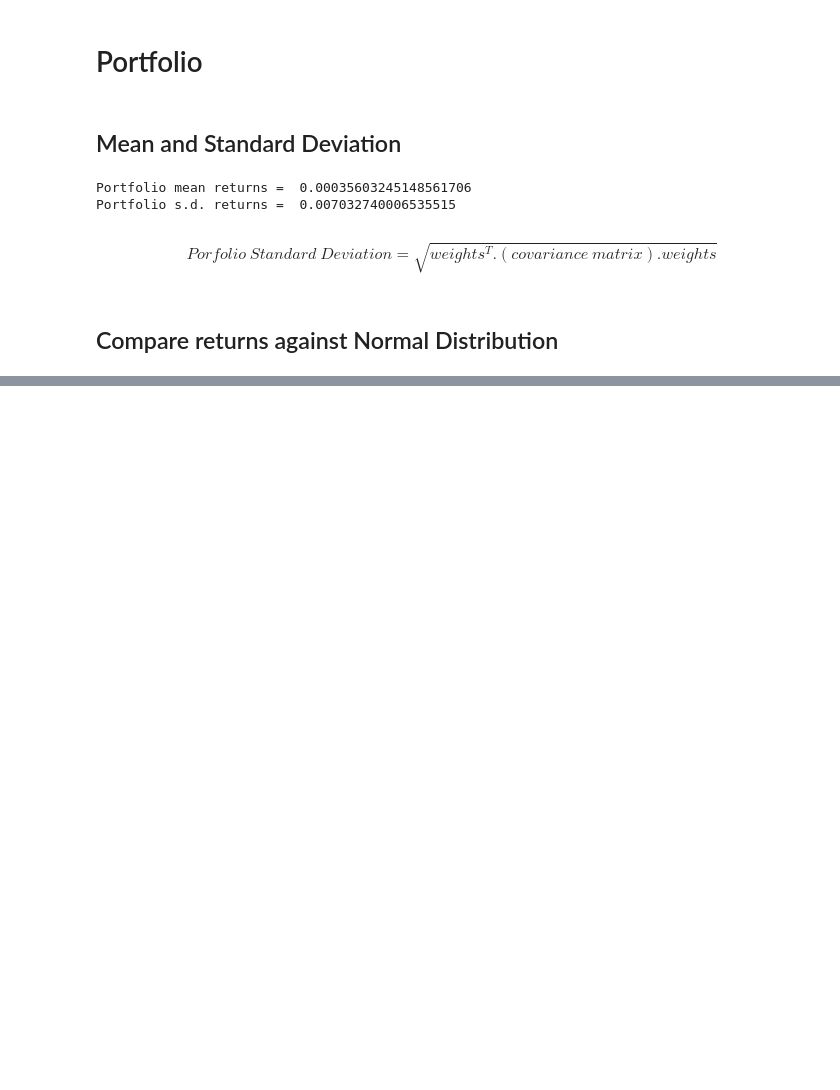
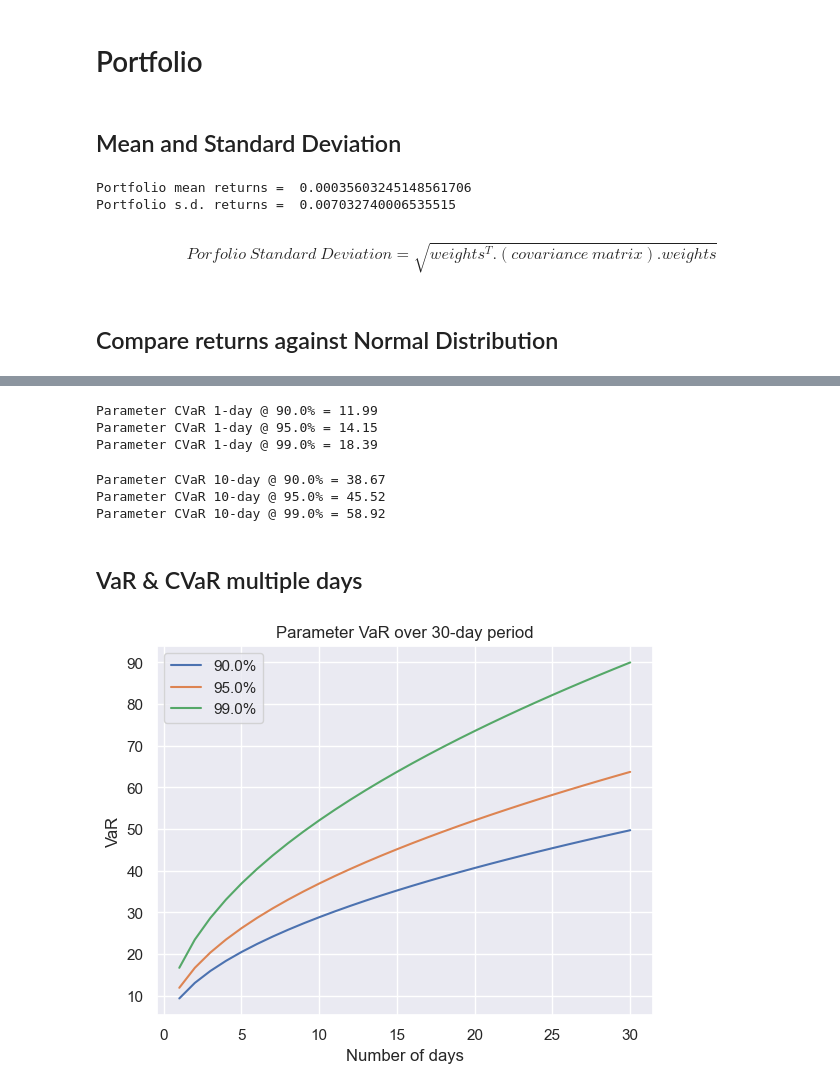
Before and after one commit to duongdidom/Value-at-Risk-VaR, a Jupyter notebook: VaR.ipynb, the cells around one changed output, grey strips where cells are left out. Saved outputs shown, nothing was run; the diff lists cells and outputs as text; code cells hidden in the pictures; blank space fills up the shorter version.

```diff
--- a/VaR.ipynb
+++ b/VaR.ipynb
@@ -321,0 +306,7 @@ df_returns.head()
+# %%
+# compute parametric VaR for given confidence levels, @ 10-day interval
+parametric_VaRs = [parametric_VaR(conf_level, portf_mean, portf_stdv, invst, 10) for conf_level in conf_levels]
+
+# print results
+for i, VaR in enumerate(parametric_VaRs):
+    print('Parameter VaR 10-day @ {0}%'.format((1-conf_levels[i])*100),'=', round(VaR,2))
@@ -321,0 +340,22 @@ df_returns.head()
+# %%
+# compute parametric CVaR for given confidence levels, @ 1-day interval
+parametric_CVaRs = [parametric_CVaR(conf_level, portf_mean, portf_stdv, invst, 1) for conf_level in conf_levels]
+
+# print results
+for i, CVaR in enumerate(parametric_CVaRs):
+    print('Parameter CVaR 1-day @ {0}%'.format((1-conf_levels[i])*100),'=', round(CVaR,2))
+# %% [output]
+Parameter CVaR 1-day @ 90.0% = 11.99
+Parameter CVaR 1-day @ 95.0% = 14.15
+Parameter CVaR 1-day @ 99.0% = 18.39
+# %%
+# compute parametric CVaR for given confidence levels, @ 10-day interval
+parametric_CVaRs = [parametric_CVaR(conf_level, portf_mean, portf_stdv, invst, 10) for conf_level in conf_levels]
+
+# print results
+for i, CVaR in enumerate(parametric_CVaRs):
+    print('Parameter CVaR 10-day @ {0}%'.format((1-conf_levels[i])*100),'=', round(CVaR,2))
+# %% [output]
+Parameter CVaR 10-day @ 90.0% = 38.67
+Parameter CVaR 10-day @ 95.0% = 45.52
+Parameter CVaR 10-day @ 99.0% = 58.92
@@ -321,0 +364,27 @@ df_returns.head()
+# %% [markdown]
+## VaR & CVaR multiple days
+# %%
+# compute VaR & CVaR for multiple days: from 1 to 30 days
+num_days = 30
+VaR_result = []
+CVaR_result = []
+
+for conf_level in conf_levels:  # loop confidence level first, before looping days --> to make sure the result would be in ascending order
+    parametric_VaRs = [parametric_VaR(conf_level, portf_mean, portf_stdv, invst, days) for days in range(1, num_days+1)]    # return of list of result for given confidence level
+    VaR_result.append(parametric_VaRs)  # append result of a given confidence level to the list
+
+    parametric_CVaRs = [parametric_CVaR(conf_level, portf_mean, portf_stdv, invst, days) for days in range(1, num_days+1)]
+    CVaR_result.append(parametric_CVaRs)
+
+#NOTE: VaR_result and CVaR_result consist of lists in a list [ [], [], [] ]
+# %%
+# plot multiple days VaR
+for i, VaR in enumerate(VaR_result):    # loop through the nested lists, equivalent to the index of each confidence levels
+    plt.plot(range(1, num_days+1), VaR, label='{}%'.format((1-conf_levels[i])*100))
+plt.legend()
+plt.xlabel('Number of days')
+plt.ylabel('VaR')
+plt.title('Parameter VaR over {}-day period'.format(num_days))
+plt.show()
+# %% [output]
+[figure, added]
```
Also changed, not shown: parts of 50 cells of this notebook.
